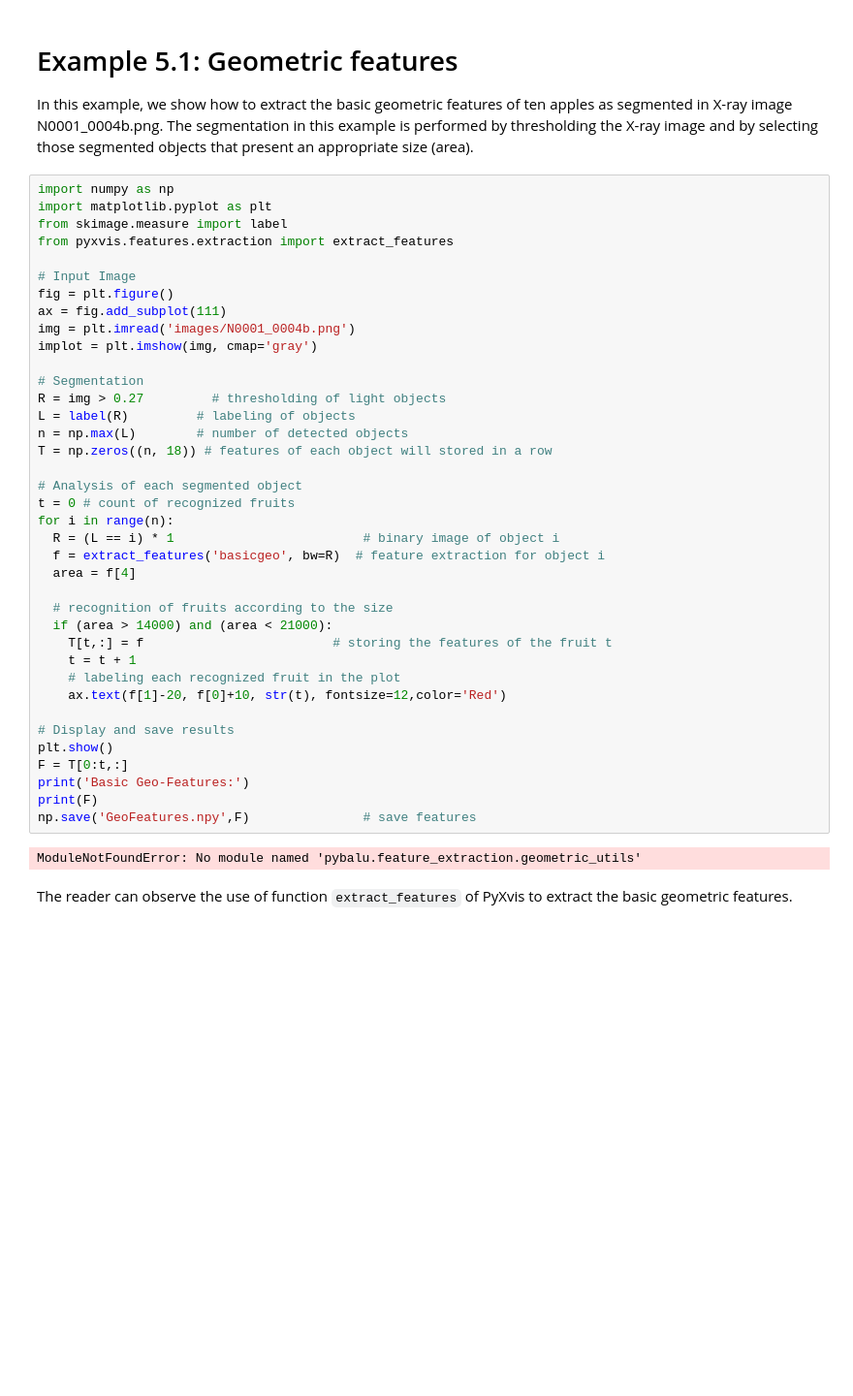
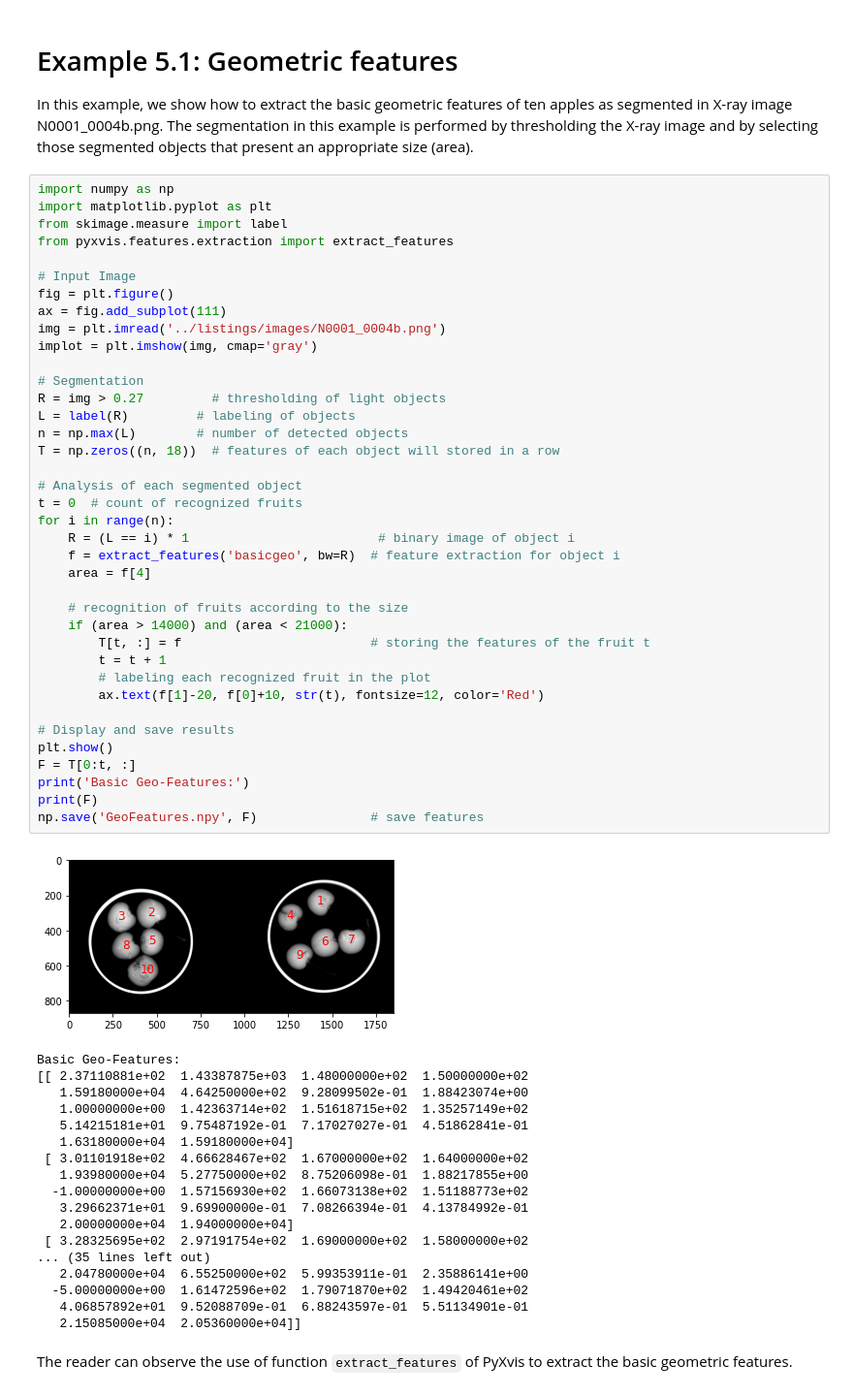
Before and after one commit to computervision-xray-testing/pyxvis, a Jupyter notebook: notebooks/Chapter_05.ipynb, the cells around one changed output. Shown at 97% size. Cells and saved outputs as stored; diff of their text form; blank space fills up the shorter version.

```diff
--- a/notebooks/Chapter_05.ipynb
+++ b/notebooks/Chapter_05.ipynb
@@ -54,43 +54,60 @@ In this example, we show how to extract the basic geometric features of ten appl
 # %%
 import numpy as np
 import matplotlib.pyplot as plt
 from skimage.measure import label
 from pyxvis.features.extraction import extract_features
 
 # Input Image
 fig = plt.figure()
 ax = fig.add_subplot(111)
-img = plt.imread('images/N0001_0004b.png')
+img = plt.imread('../listings/images/N0001_0004b.png')
 implot = plt.imshow(img, cmap='gray')
 
 # Segmentation
 R = img > 0.27         # thresholding of light objects
 L = label(R)         # labeling of objects
 n = np.max(L)        # number of detected objects
-T = np.zeros((n, 18)) # features of each object will stored in a row
+T = np.zeros((n, 18))  # features of each object will stored in a row
 
 # Analysis of each segmented object
-t = 0 # count of recognized fruits
+t = 0  # count of recognized fruits
 for i in range(n):
-  R = (L == i) * 1                         # binary image of object i
-  f = extract_features('basicgeo', bw=R)  # feature extraction for object i
-  area = f[4]
+    R = (L == i) * 1                         # binary image of object i
+    f = extract_features('basicgeo', bw=R)  # feature extraction for object i
+    area = f[4]
 
-  # recognition of fruits according to the size
-  if (area > 14000) and (area < 21000):
-    T[t,:] = f                         # storing the features of the fruit t
-    t = t + 1
-    # labeling each recognized fruit in the plot
-    ax.text(f[1]-20, f[0]+10, str(t), fontsize=12,color='Red')
+    # recognition of fruits according to the size
+    if (area > 14000) and (area < 21000):
+        T[t, :] = f                         # storing the features of the fruit t
+        t = t + 1
+        # labeling each recognized fruit in the plot
+        ax.text(f[1]-20, f[0]+10, str(t), fontsize=12, color='Red')
 
 # Display and save results
 plt.show()
-F = T[0:t,:]
+F = T[0:t, :]
 print('Basic Geo-Features:')
 print(F)
-np.save('GeoFeatures.npy',F)               # save features
+np.save('GeoFeatures.npy', F)               # save features
 # %% [output]
+[figure, added]
-ModuleNotFoundError: No module named 'pybalu.feature_extraction.geometric_utils'
+Basic Geo-Features:
+[[ 2.37110881e+02  1.43387875e+03  1.48000000e+02  1.50000000e+02
+   1.59180000e+04  4.64250000e+02  9.28099502e-01  1.88423074e+00
+   1.00000000e+00  1.42363714e+02  1.51618715e+02  1.35257149e+02
+   5.14215181e+01  9.75487192e-01  7.17027027e-01  4.51862841e-01
+   1.63180000e+04  1.59180000e+04]
+ [ 3.01101918e+02  4.66628467e+02  1.67000000e+02  1.64000000e+02
+   1.93980000e+04  5.27750000e+02  8.75206098e-01  1.88217855e+00
+  -1.00000000e+00  1.57156930e+02  1.66073138e+02  1.51188773e+02
+   3.29662371e+01  9.69900000e-01  7.08266394e-01  4.13784992e-01
+   2.00000000e+04  1.94000000e+04]
+ [ 3.28325695e+02  2.97191754e+02  1.69000000e+02  1.58000000e+02
+... (35 lines left out)
+   2.04780000e+04  6.55250000e+02  5.99353911e-01  2.35886141e+00
+  -5.00000000e+00  1.61472596e+02  1.79071870e+02  1.49420461e+02
+   4.06857892e+01  9.52088709e-01  6.88243597e-01  5.51134901e-01
+   2.15085000e+04  2.05360000e+04]]
 # %% [markdown]
 The reader can observe the use of function `extract_features` of PyXvis to extract the basic geometric features.
 # %% [markdown]
```
Also changed, not shown: parts of 9 cells of this notebook, 1 other file.
